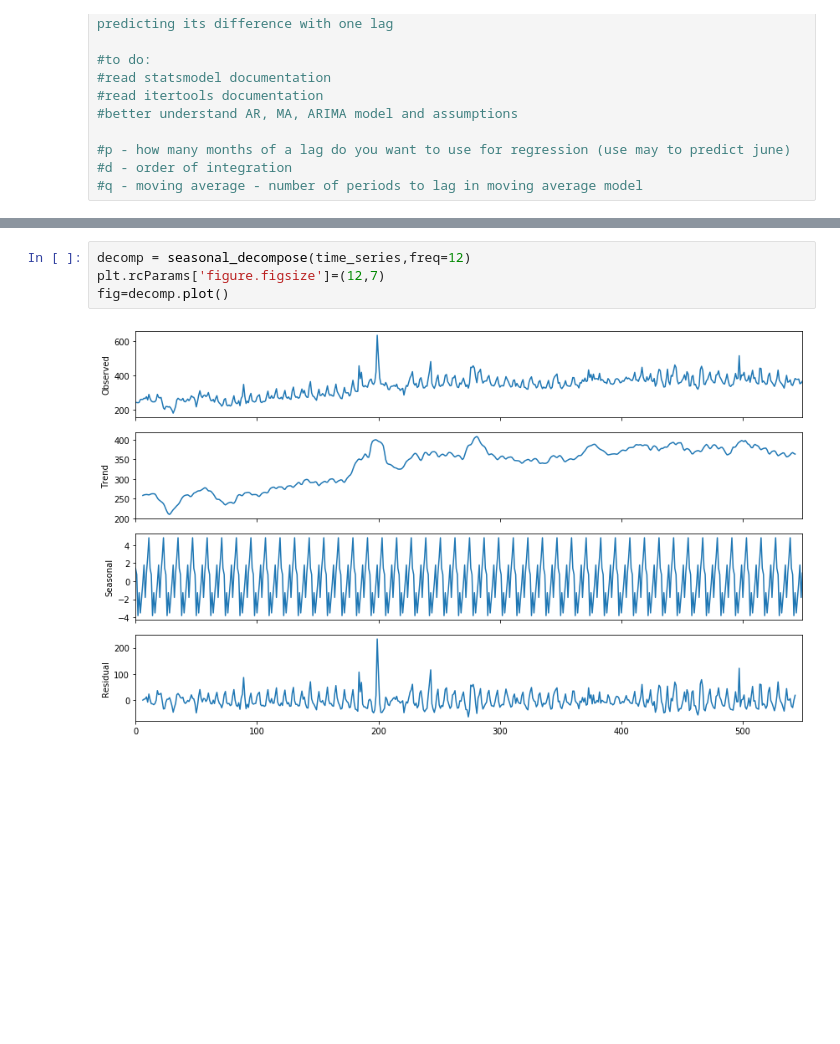
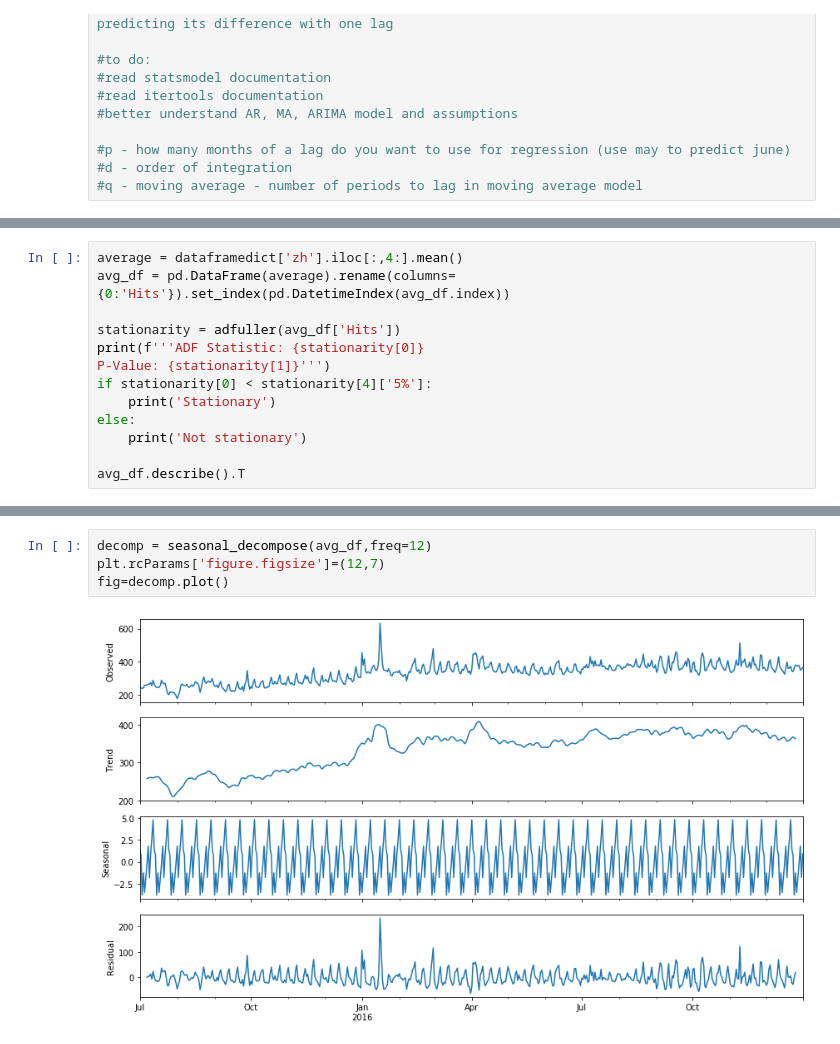
Before and after one commit to christinejiang11/personal_projects, a Jupyter notebook: Web_Traffic_Time_Series/Web_Traffic_Prediction.ipynb, the cells around one changed output, grey strips where cells are left out. Cells and saved outputs as stored; diff of their text form; blank space fills up the shorter version.

```diff
--- a/Web_Traffic_Time_Series/Web_Traffic_Prediction.ipynb
+++ b/Web_Traffic_Time_Series/Web_Traffic_Prediction.ipynb
@@ -182,0 +153,13 @@ plt.legend()
+# %%
+average = dataframedict['zh'].iloc[:,4:].mean()
+avg_df = pd.DataFrame(average).rename(columns={0:'Hits'}).set_index(pd.DatetimeIndex(avg_df.index))
+
+stationarity = adfuller(avg_df['Hits'])
+print(f'''ADF Statistic: {stationarity[0]}
+P-Value: {stationarity[1]}''')
+if stationarity[0] < stationarity[4]['5%']:
+    print('Stationary')
+else:
+    print('Not stationary')
+
+avg_df.describe().T
@@ -183,6 +180,6 @@ plt.legend()
 # %%
-decomp = seasonal_decompose(time_series,freq=12)
+decomp = seasonal_decompose(avg_df,freq=12)
 plt.rcParams['figure.figsize']=(12,7)
 fig=decomp.plot()
 # %% [output]
-[figure, old version]
+[figure, new version]
```
Also changed, not shown: parts of 20 cells of this notebook.
